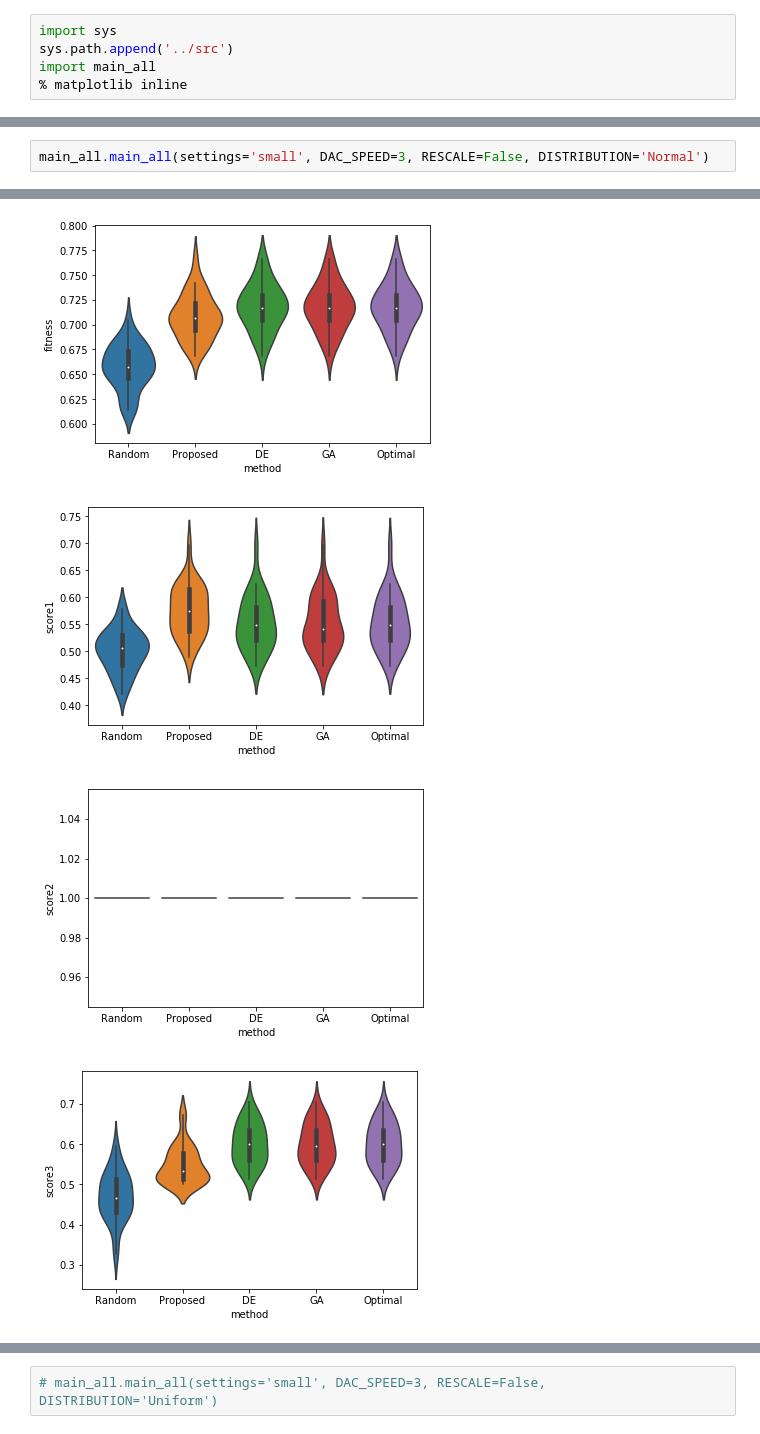
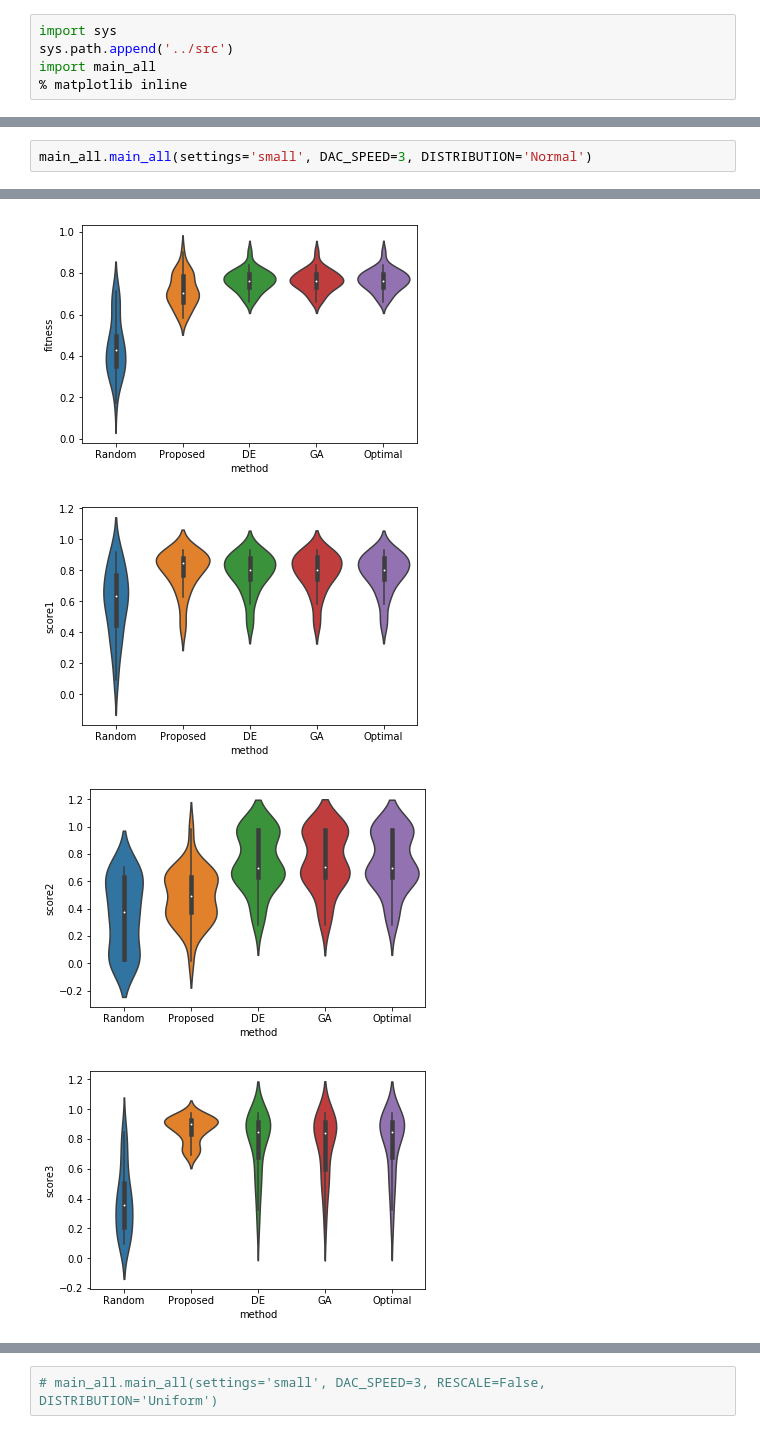
Before and after one commit to omid55/multi_team_formation, a Jupyter notebook: codes/notebooks/runs_of_main_all-smallproblems.ipynb, the cells around one changed output, grey strips where cells are left out. Saved outputs shown, nothing was run; the diff lists cells and outputs as text.

```diff
--- a/codes/notebooks/runs_of_main_all-smallproblems.ipynb
+++ b/codes/notebooks/runs_of_main_all-smallproblems.ipynb
@@ -6,4 +27,4 @@ import main_all
 # %%
-main_all.main_all(settings='small', DAC_SPEED=3, RESCALE=False, DISTRIBUTION='Normal')
+main_all.main_all(settings='small', DAC_SPEED=3, DISTRIBUTION='Normal')
 # %% [output]
 [5, 2, 2, 2]
@@ -22,7 +43,7 @@ main_all.main_all(settings='small', DAC_SPEED=3, RESCALE=False, DISTRIBUTION='No
-[figure, old version]
+[figure, new version]
-[figure, old version]
+[figure, new version]
-[figure, old version]
+[figure, new version]
-[figure, old version]
+[figure, new version]
 ... (23 outputs left out)
 # %%
 # main_all.main_all(settings='small', DAC_SPEED=3, RESCALE=False, DISTRIBUTION='Uniform')
```
Also changed, not shown: parts of 2 cells of this notebook, 7 other files.
